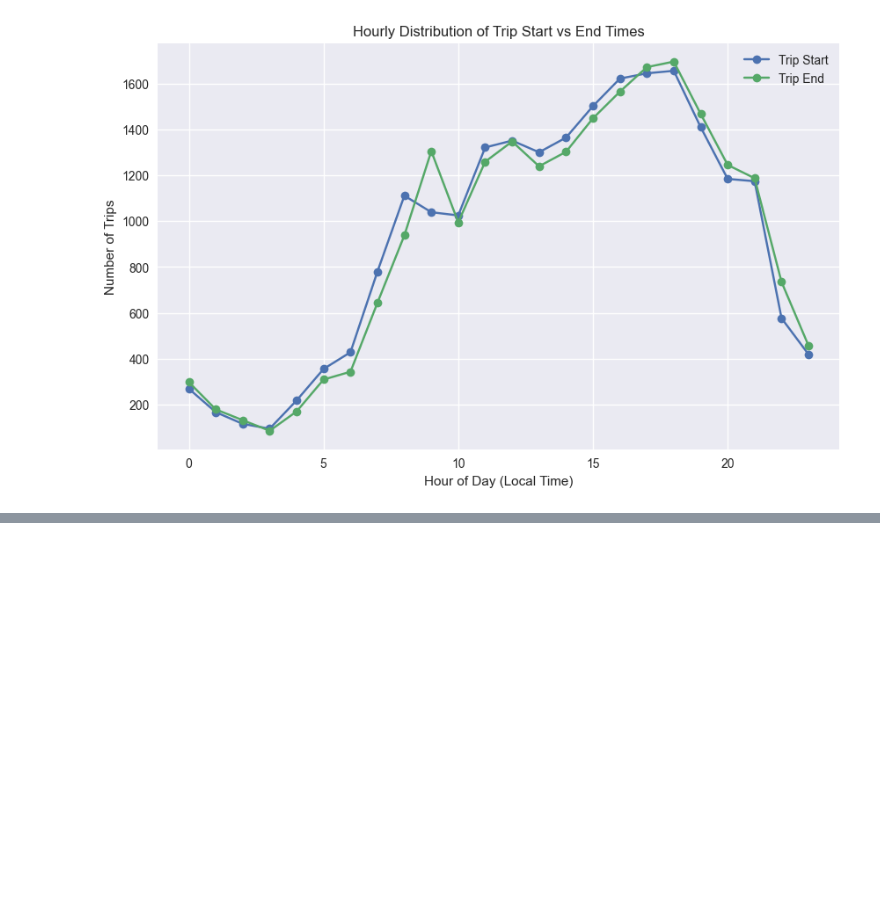
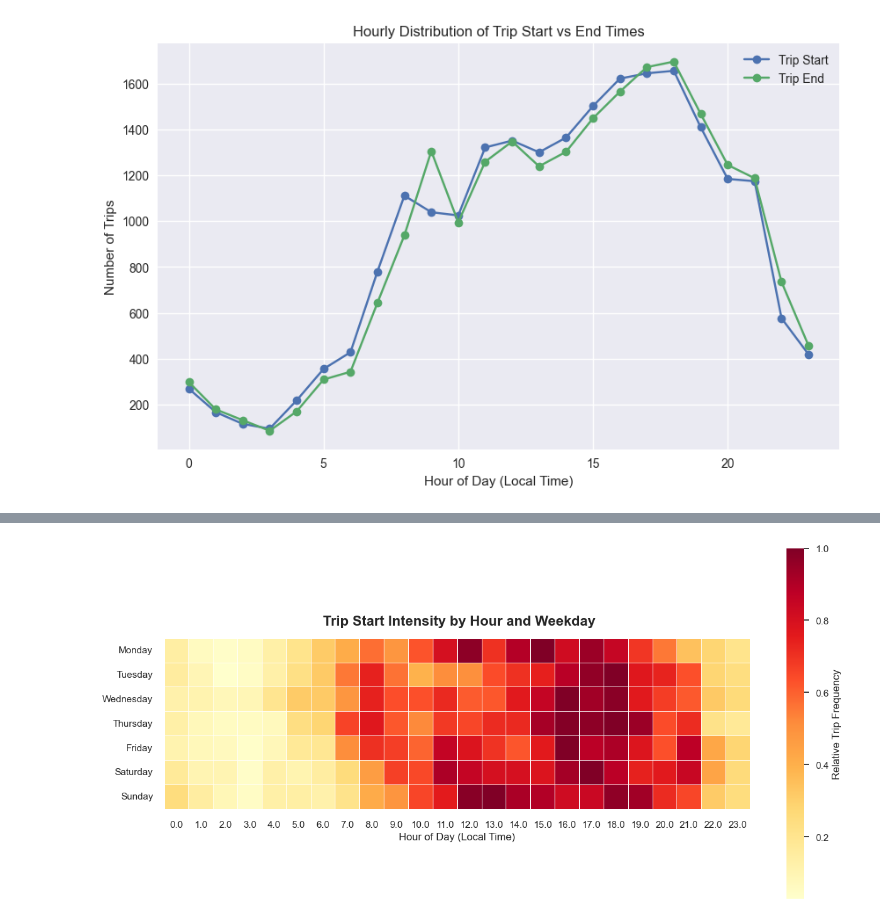
Before and after one commit to ZEVA-Global-Inc/ZEVA_data_storytelling, a Jupyter notebook: zeva_storytelling.ipynb, the cells around one changed output, grey strips where cells are left out. Saved outputs shown, nothing was run; the diff lists cells and outputs as text; code cells hidden in the pictures; blank space fills up the shorter version.

```diff
--- a/zeva_storytelling.ipynb
+++ b/zeva_storytelling.ipynb
@@ -1410,0 +1437,50 @@ plt.show()
+# %%
+import seaborn as sns
+import matplotlib.pyplot as plt
+import pandas as pd
+
+# --- Step 1. Prepare data ---
+df = individual_trips_converted.copy()
+df['start_local'] = pd.to_datetime(df['start_local'], errors='coerce')
+df['weekday'] = df['start_local'].dt.day_name()
+df['start_hour'] = df['start_local'].dt.hour
+
+# --- Step 2. Aggregate trip counts ---
+heatmap_data = (
+    df.groupby(['weekday', 'start_hour'])
+    .size()
+    .reset_index(name='trip_count')
+)
+
+# --- Step 3. Pivot and reorder weekdays ---
+weekday_order = ['Monday', 'Tuesday', 'Wednesday', 'Thursday', 'Friday', 'Saturday', 'Sunday']
+heatmap_pivot = (
+    heatmap_data.pivot(index='weekday', columns='start_hour', values='trip_count')
+    .reindex(weekday_order)
+)
+
+# --- Step 4. Normalize (optional, makes low-activity days still visible) ---
+heatmap_pivot_norm = heatmap_pivot.div(heatmap_pivot.max(axis=1), axis=0)
+
+# --- Step 5. Plot heatmap ---
+plt.figure(figsize=(13,6))
+sns.set_theme(style="whitegrid")
+
+ax = sns.heatmap(
+    heatmap_pivot_norm,
+    cmap="YlOrRd",          # 🔥 warm gradient (yellow→orange→red)
+    linewidths=0.4,
+    cbar_kws={'label': 'Relative Trip Frequency'},
+    square=True
+)
+
+# --- Step 6. Styling ---
+plt.title(' Trip Start Intensity by Hour and Weekday', fontsize=16, pad=15, weight='bold')
+plt.xlabel('Hour of Day (Local Time)', fontsize=12)
+plt.ylabel('')
+plt.xticks(rotation=0)
+plt.yticks(rotation=0)
+plt.tight_layout()
+plt.show()
+# %% [output]
+[figure, added]
```
Also changed, not shown: parts of 2 cells of this notebook.
